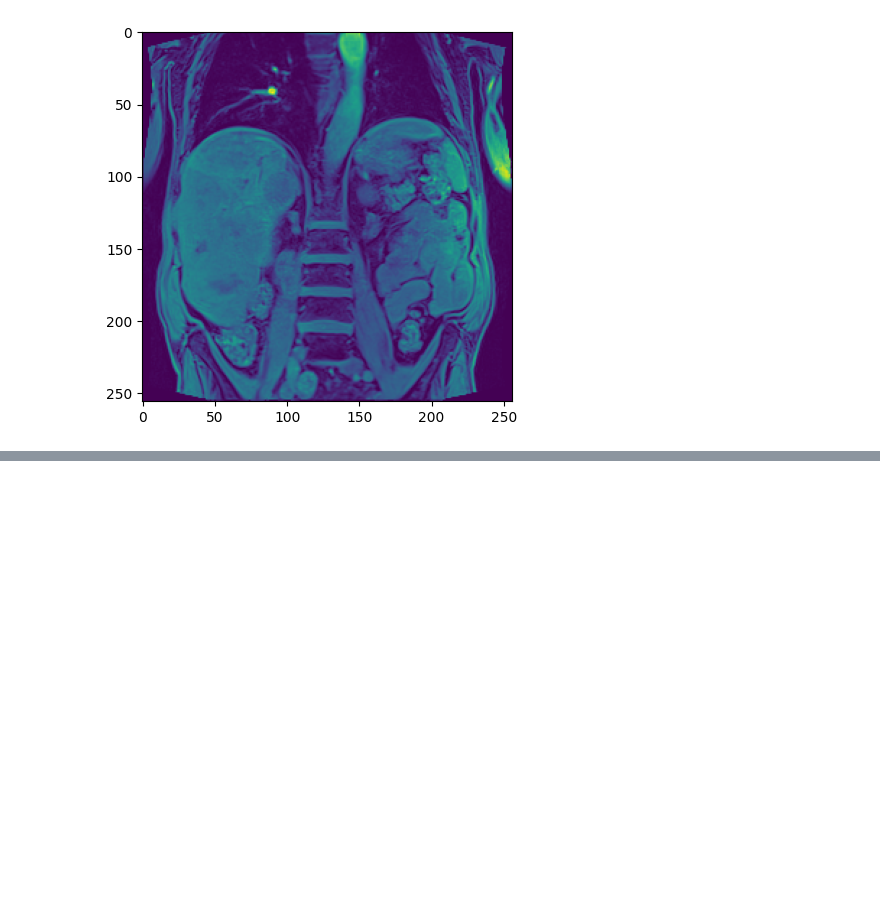
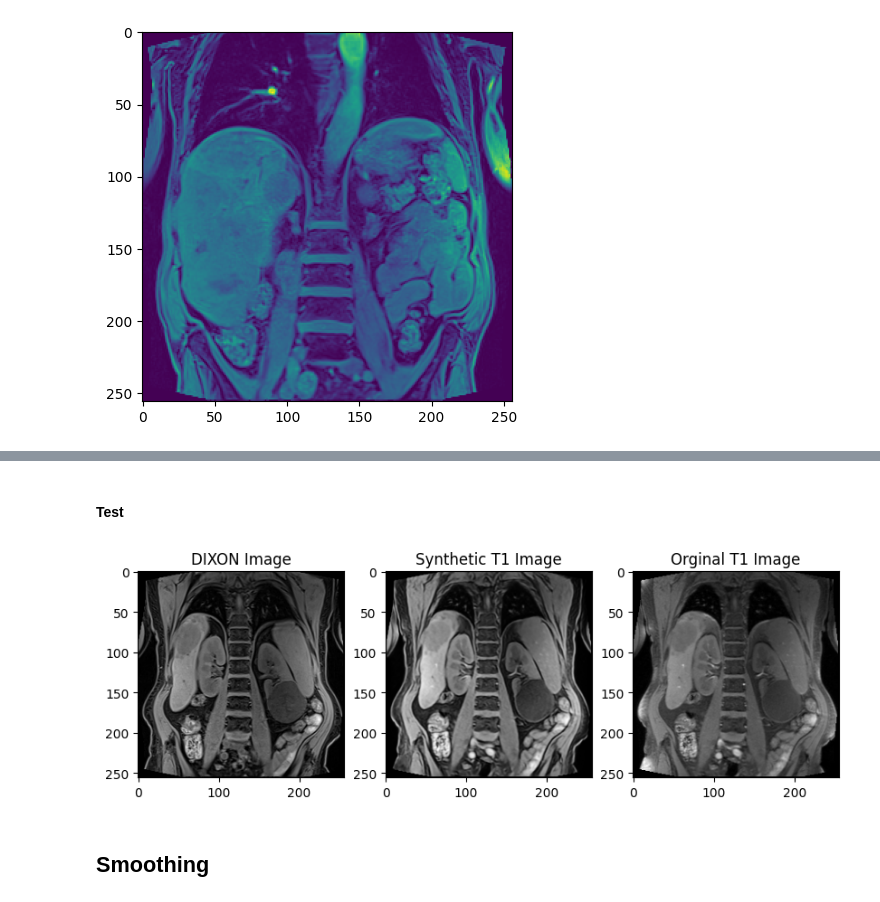
Before and after one commit to unicorne/SynDiff, a Jupyter notebook: wrapper.ipynb, the cells around one changed output, grey strips where cells are left out. Cells and saved outputs as stored; diff of their text form; code cells hidden in the pictures; blank space fills up the shorter version.

```diff
--- a/wrapper.ipynb
+++ b/wrapper.ipynb
@@ -265,0 +642,21 @@ python train.py --image_size 256 --exp exp_syndiff --num_channels 2 --num_channe
+# %% [markdown]
+#### Test
+# %%
+sample_dixon_test = dataset_DIXON_test[10]
+patient_id = sample_dixon_test['metadata']['patient_id']
+z_dim = sample_dixon_test['metadata']['z_dim']
+sample_synth_t1_test = find_sample(dataset_synth_T1_test, patient_id, z_dim)
+sample_t1_test = find_sample(dataset_T1_test, patient_id, z_dim)
+
+fig, axs = plt.subplots(1, 3, figsize=(10, 5))
+axs[0].imshow(sample_dixon_test['image'].squeeze(0), cmap='gray')
+axs[0].set_title('DIXON Image')
+axs[1].imshow(sample_synth_t1_test['image'].squeeze(0), cmap='gray')
+axs[1].set_title('Synthetic T1 Image')
+axs[2].imshow(sample_t1_test['image'].squeeze(0), cmap='gray')
+axs[2].set_title('Orginal T1 Image')
+plt.show()
+# %% [output]
+[figure, added]
+# %% [markdown]
+## Smoothing
```
Also changed, not shown: parts of 35 cells of this notebook, 9 other files.
